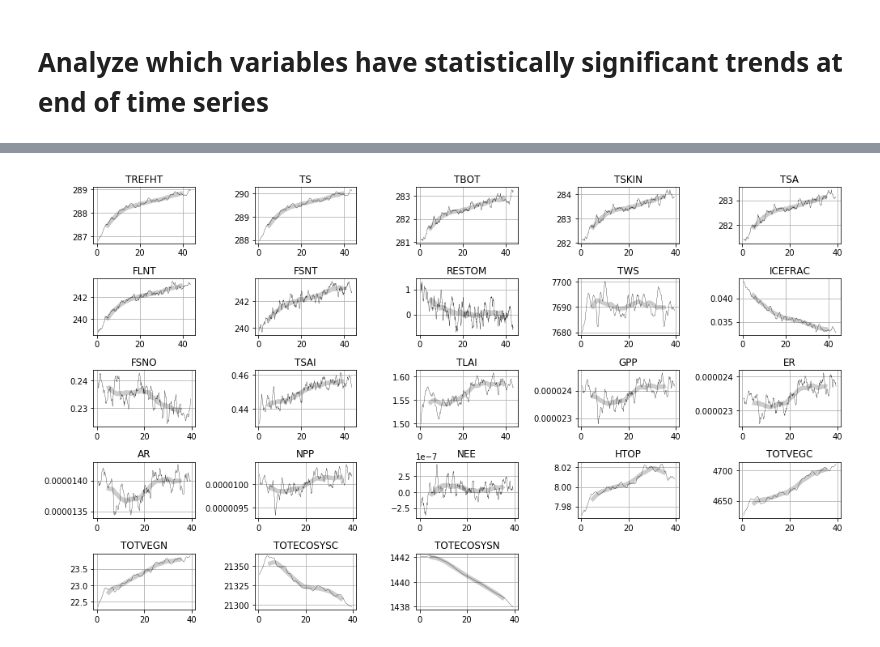
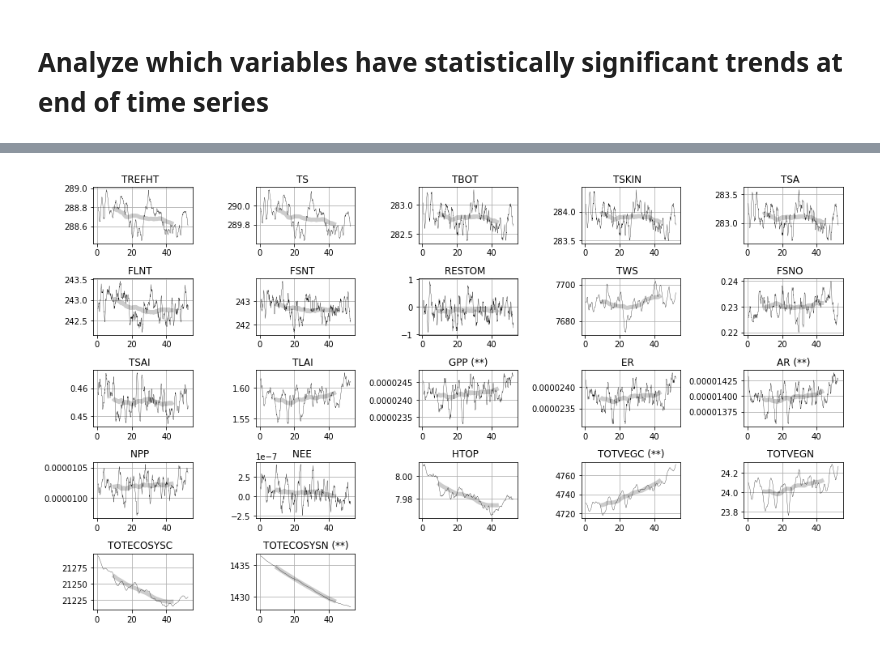
Before and after one commit to czarakas/coupled_PPE, a Jupyter notebook: code/check_simulations/Spin_up_global_multivariate_check.ipynb, the cells around one changed output, grey strips where cells are left out. Saved outputs shown, nothing was run; the diff lists cells and outputs as text; code cells hidden in the pictures.

```diff
--- a/code/check_simulations/Spin_up_global_multivariate_check.ipynb
+++ b/code/check_simulations/Spin_up_global_multivariate_check.ipynb
@@ -56,13 +56,13 @@ def calculate_annual_trend(var='TREFHT', domain='atm',
 # something is off with TSA and with FSNO
 
 vars_to_plot = ['TREFHT','TS','TBOT','TSKIN','TSA',
-                'FLNT','FSNT','RESTOM','TWS','ICEFRAC', 'FSNO',
+                'FLNT','FSNT','RESTOM','TWS','FSNO',#'ICEFRAC',
                 'TSAI','TLAI','GPP','ER','AR',
                 'NPP','NEE','HTOP',
                 'TOTVEGC','TOTVEGN','TOTECOSYSC','TOTECOSYSN']
 
 domains=['atm','atm','lnd','lnd', 'lnd',
-         'atm','atm','atm','lnd', 'atm', 'lnd',
+         'atm','atm','atm','lnd', 'lnd',#'atm',
          'lnd','lnd','lnd','lnd','lnd',
          'lnd','lnd','lnd',
          'lnd','lnd','lnd','lnd']
@@ -72,7 +72,7 @@ dt=10
 for i, var in enumerate(vars_to_plot):
     print(var)
     domain = domains[i]
-    var_1xCO2 = get_variable(domain=domain,var=var,runname='COUP0000_1850spinup_SOM_v02').load()
+    var_1xCO2 = get_variable(domain=domain,var=var,runname='COUP0000_PI_SOM').load()
     if domain=='atm':
         var_1xCO2_global = global_avg_atm(var_1xCO2, var)
     elif domain=='lnd':
@@ -150,18 +150,26 @@ TREFHT-----------
 # %% [markdown]
 # Analyze which variables have statistically significant trends at end of time series
+# %%
+runname='COUP0003_PI_SOM_v02'
+years_for_trend=20
 # %%
+printon=False
 vars_with_trends = []
 vars_without_trends = []
+sig_test=[]
 for i, var in enumerate(vars_to_plot):
     domain = domains[i]
     [slope, p_value, _, _, _] = calculate_annual_trend(var=var, domain=domain,
-                                                       runname='COUP0000_1850spinup_SOM_v02',
-                                                       numyears=20)
-    print(var+'-----------')
-    print(slope)
+                                                       runname=runname,
+                                                       numyears=years_for_trend)
+    if printon:
+        print(var+'-----------')
+        print(slope)
     if p_value<0.05:
-        print('**'+str(p_value))
+        if printon: print('**'+str(p_value))
         vars_with_trends.append(var)
+        sig_test.append(' (**)')
     else:
-        print(p_value)
+        if printon:print(p_value)
         vars_without_trends.append(var)
+        sig_test.append('  ')
@@ -239,23 +176,23 @@ vars_with_trends
 # %%
 plt.figure(figsize=(14,8))
 for i, var in enumerate(vars_to_plot):
     domain = domains[i]
-    var_1run = get_variable(domain=domain,var=var,runname='COUP0000_1850spinup_SOM_v02')
+    var_1run = get_variable(domain=domain,var=var,runname=runname)
     if domain=='atm':
         var_1run_global = global_avg_atm(var_1run, var)
     elif domain=='lnd':
         var_1run_global = global_avg_lnd(var_1run, var)
 
     plt.subplot(5,5,i+1)
     plt.plot(np.arange(0, np.size(var_1run_global.time))/12,
              var_1run_global.rolling(time=12, center=True).mean(),
              '-k',linewidth=0.3,label='12 month rolling mean')
     plt.plot(np.arange(0, np.size(var_1run_global.time))/12,
-             var_1run_global.rolling(time=12*10, center=True).mean(),
-             '-k',linewidth=5, alpha=0.2,label='10 year rolling mean')
-    plt.title(var)
+             var_1run_global.rolling(time=12*years_for_trend, center=True).mean(),
+             '-k',linewidth=5, alpha=0.2,label='20 year rolling mean')
+    plt.title(var+sig_test[i])
     plt.grid()
 
 plt.tight_layout()
 # %% [output]
-[figure, old version]
+[figure, new version]
```
Also changed, not shown: parts of 7 cells of this notebook, 13 other files.
